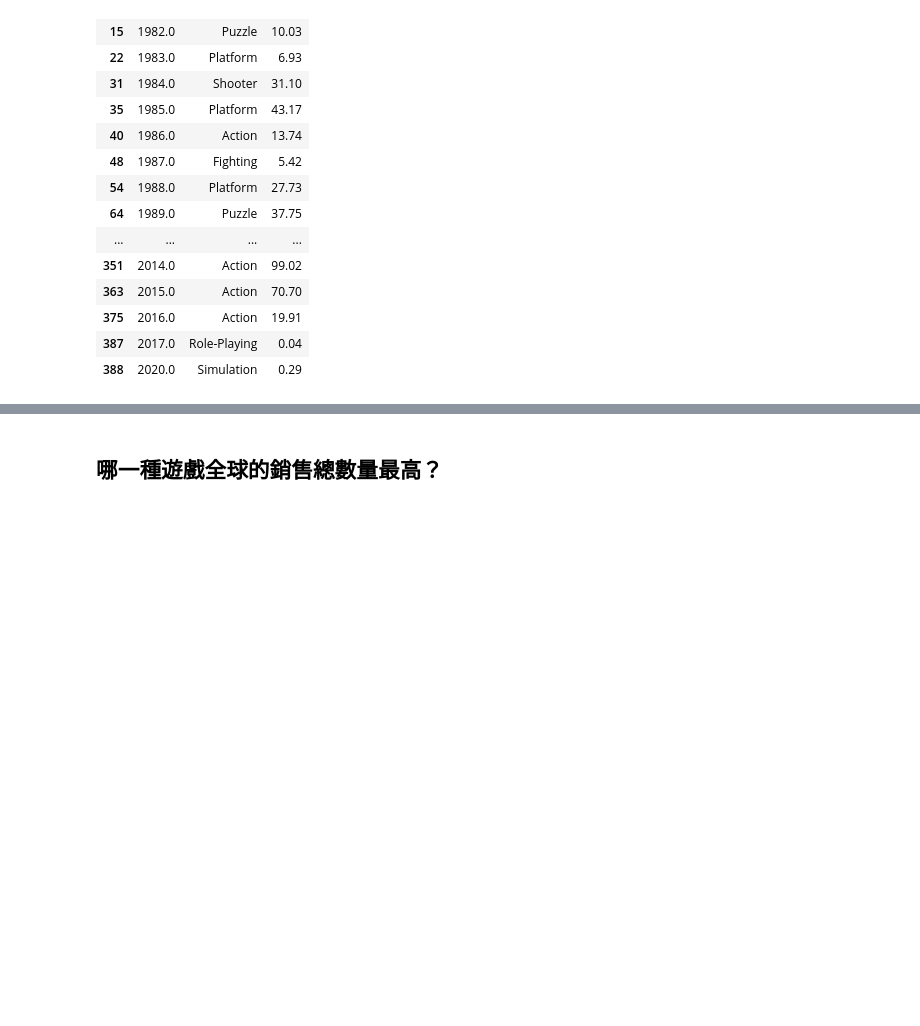
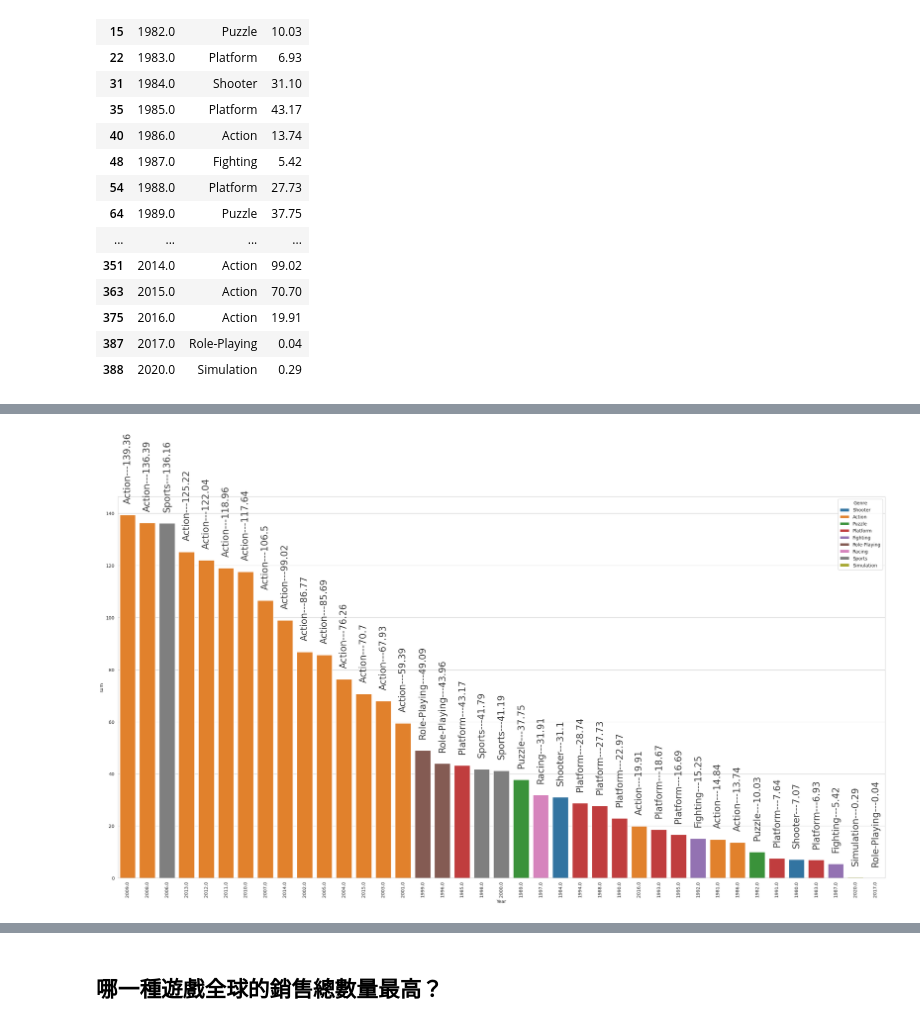
Before and after one commit to Yiting916/data_analysis, a Jupyter notebook: 05-02.LAB_VideoGameSales.ipynb, the cells around one changed output, grey strips where cells are left out. Saved outputs shown, nothing was run; the diff lists cells and outputs as text; code cells hidden in the pictures; blank space fills up the shorter version.

```diff
--- a/05-02.LAB_VideoGameSales.ipynb
+++ b/05-02.LAB_VideoGameSales.ipynb
@@ -736,0 +733,27 @@ plt.show()
+# %%
+# 練習題
+# 請將上圖改成依照銷售數量排序
+year_max_df = data.groupby(['Year', 'Genre'])['Global_Sales'].sum().reset_index(name='sum')
+year_max_idx = year_max_df.groupby(['Year'])['sum'].idxmax()
+year_max_genre = year_max_df.iloc[year_max_idx]#.reset_index(drop=True)
+
+# 因為每年可能會有不同類型的遊戲發行數目一樣，所以去除重複的
+year_max_genre = year_max_genre.drop_duplicates(subset=["Year", "sum"], keep='last')
+year_max_genre = year_max_genre.sort_values(by=['sum'], ascending=False)
+
+# 在每個直方圖條上用文字顯示對應的遊戲種類與數量
+plt.figure(figsize=(30, 15))
+g = sns.barplot(x='Year', y='sum', data=year_max_genre, hue='Genre', order=year_max_genre['Year'])
+
+#標示出每個直條代表的類型跟數目
+genre = year_max_genre['Genre'].values
+index = 0
+for value in year_max_genre['sum'].values:
+    g.text(index, value+5,
+           str(genre[index] + '---' +str(round(value, 2))),
+           color='#404040', size=20, rotation= 90, ha="center")
+    index += 1
+plt.xticks(rotation=90)
+plt.show()
+# %% [output]
+[figure, added]
```
Also changed, not shown: parts of 26 cells of this notebook.
